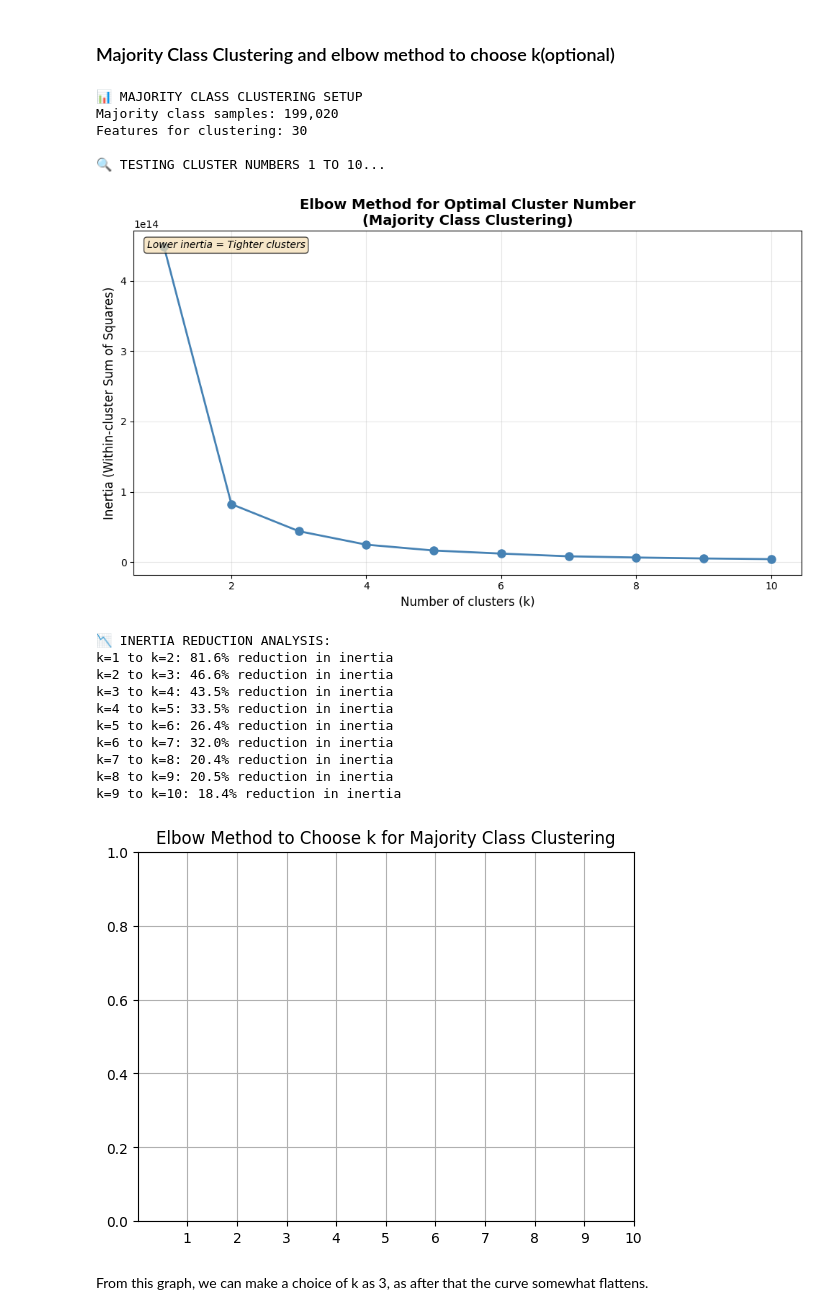
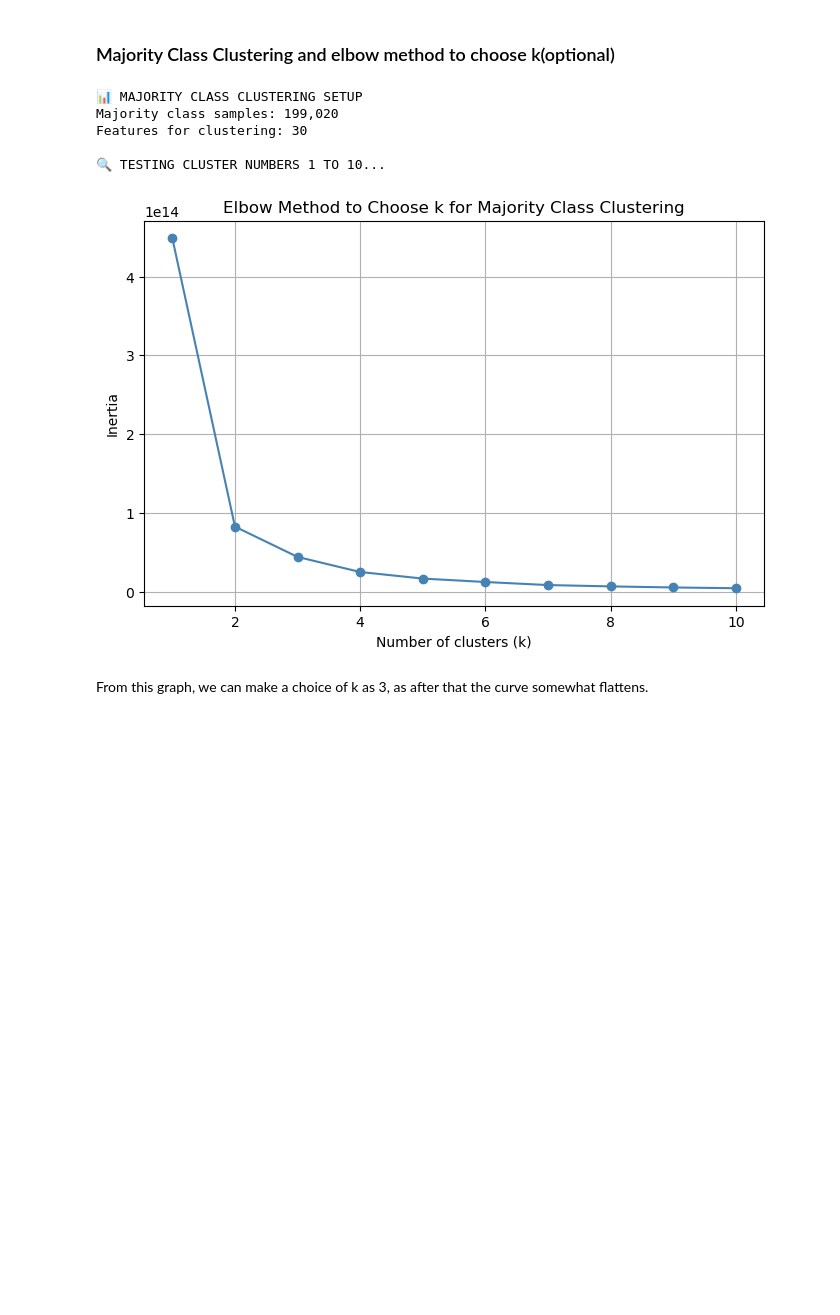
Before and after one commit to thisisshivamtiwari/Da5401-Assingment4-GMM-Sampling, a Jupyter notebook: Assignment4_DA5401_final.ipynb, the cells around one changed output. Saved outputs shown, nothing was run; the diff lists cells and outputs as text; code cells hidden in the pictures; blank space fills up the shorter version.

```diff
--- a/Assignment4_DA5401_final.ipynb
+++ b/Assignment4_DA5401_final.ipynb
@@ -379,83 +402,38 @@ This approach ensures that the majority class is reduced strategically without l
 # %%
 # MAJORITY CLASS CLUSTERING ANALYSIS
 # ==================================
 
-# Extract majority class (normal transactions) for clustering analysis
-# We focus on the majority class to identify natural subgroups for intelligent undersampling
 X_majority = X_train[y_train == 0]
 
 print(f"📊 MAJORITY CLASS CLUSTERING SETUP")
 print(f"Majority class samples: {len(X_majority):,}")
 print(f"Features for clustering: {X_majority.shape[1]}")
 
 # Elbow method to determine optimal number of clusters for majority class
-# This helps us understand how many natural subgroups exist in normal transactions
-inertias = []                    # Store within-cluster sum of squares (WCSS)
-K_range = range(1, 11)          # Test cluster numbers from 1 to 10
+inertias = []
+K_range = range(1, 11)
 
 print(f"\n🔍 TESTING CLUSTER NUMBERS {K_range.start} TO {K_range.stop-1}...")
 
 for k in K_range:
-    # Initialize K-means with multiple random initializations for stability
-    km = KMeans(
-        n_clusters=k,               # Number of clusters to form
-        random_state=RANDOM_STATE,  # For reproducible results
-        n_init=10,                 # Run algorithm 10 times with different initializations
-        max_iter=300               # Maximum iterations for convergence
-    )
-
-    # Fit K-means to majority class data
+    km = KMeans(n_clusters=k, random_state=RANDOM_STATE, n_init=10, max_iter=300)
     km.fit(X_majority)
-
-    # Store inertia (WCSS) - lower values indicate tighter clusters
     inertias.append(km.inertia_)
 
-# Visualize elbow curve to identify optimal k
-# The "elbow" point represents the best trade-off between
-# number of clusters and within-cluster variance
-plt.figure(figsize=(10, 6))
-plt.plot(K_range, inertias, marker='o', linewidth=2, markersize=8, color='steelblue')
-plt.xlabel("Number of clusters (k)", fontsize=12)
-plt.ylabel("Inertia (Within-cluster Sum of Squares)", fontsize=12)
-plt.title("Elbow Method for Optimal Cluster Number\n(Majority Class Clustering)", fontsize=14, fontweight='bold')
-plt.grid(True, alpha=0.3)
-
-# Add annotations for better interpretation
-plt.annotate('Lower inertia = Tighter clusters',
-            xy=(0.02, 0.95), xycoords='axes fraction',
-            fontsize=10, style='italic',
-            bbox=dict(boxstyle='round', facecolor='wheat', alpha=0.7))
-
-plt.tight_layout()
-plt.show()
-
-# Calculate percentage decrease in inertia to help identify elbow
-print(f"\n📉 INERTIA REDUCTION ANALYSIS:")
-for i in range(1, len(inertias)):
-    reduction = (inertias[i-1] - inertias[i]) / inertias[i-1] * 100
-    print(f"k={i} to k={i+1}: {reduction:.1f}% reduction in inertia")
-plt.title("Elbow Method to Choose k for Majority Class Clustering")
-plt.xticks(K_range)
+plt.figure(figsize=(8, 5))
+plt.plot(K_range, inertias, marker='o', color='steelblue')
+plt.xlabel('Number of clusters (k)')
+plt.ylabel('Inertia')
+plt.title('Elbow Method to Choose k for Majority Class Clustering')
 plt.grid(True)
 plt.show()
 # %% [output]
 📊 MAJORITY CLASS CLUSTERING SETUP
 Majority class samples: 199,020
 Features for clustering: 30
 
 🔍 TESTING CLUSTER NUMBERS 1 TO 10...
-[figure, old version]
+[figure, new version]
-📉 INERTIA REDUCTION ANALYSIS:
-k=1 to k=2: 81.6% reduction in inertia
-k=2 to k=3: 46.6% reduction in inertia
-k=3 to k=4: 43.5% reduction in inertia
-k=4 to k=5: 33.5% reduction in inertia
-k=5 to k=6: 26.4% reduction in inertia
-k=6 to k=7: 32.0% reduction in inertia
-k=7 to k=8: 20.4% reduction in inertia
-k=8 to k=9: 20.5% reduction in inertia
-k=9 to k=10: 18.4% reduction in inertia
-[figure, removed]
 # %% [markdown]
 From this graph, we can make a choice of k as 3, as after that the curve somewhat flattens.
 # %% [markdown]
```
Also changed, not shown: parts of 7 cells of this notebook.
